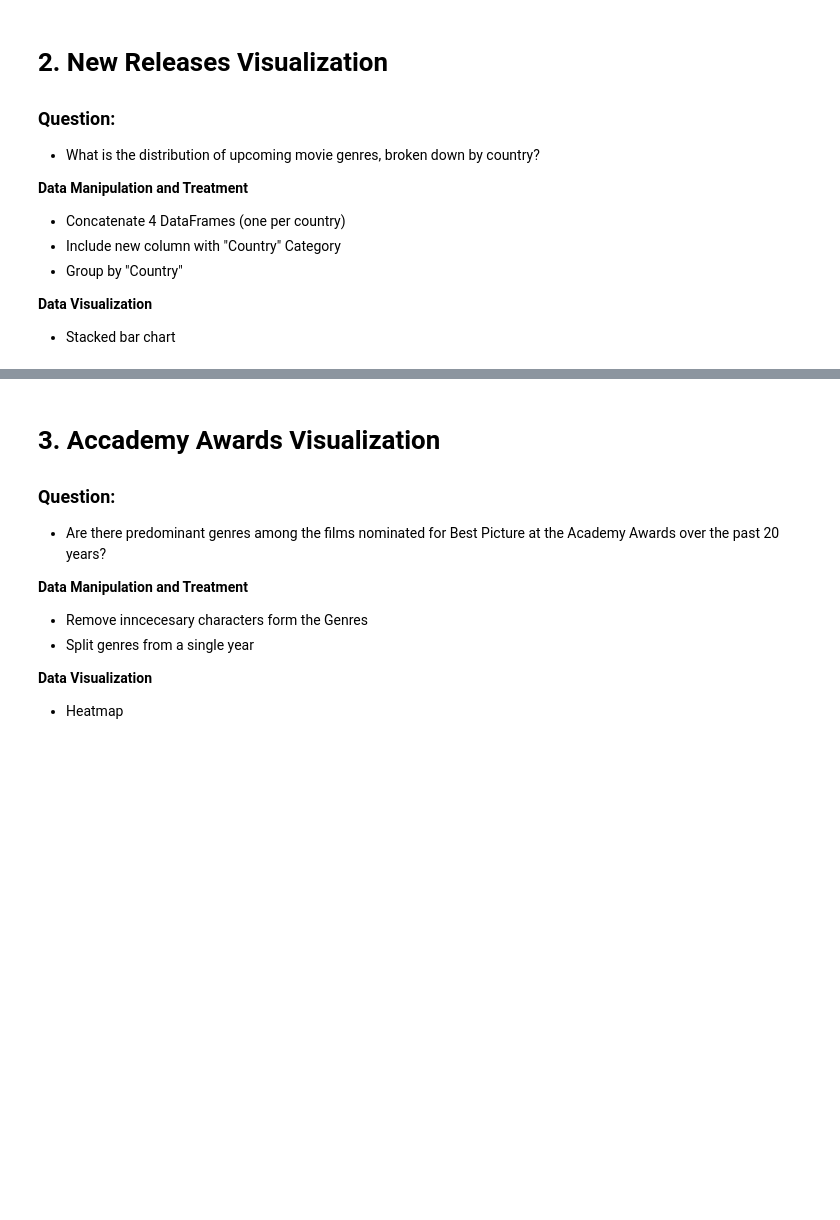
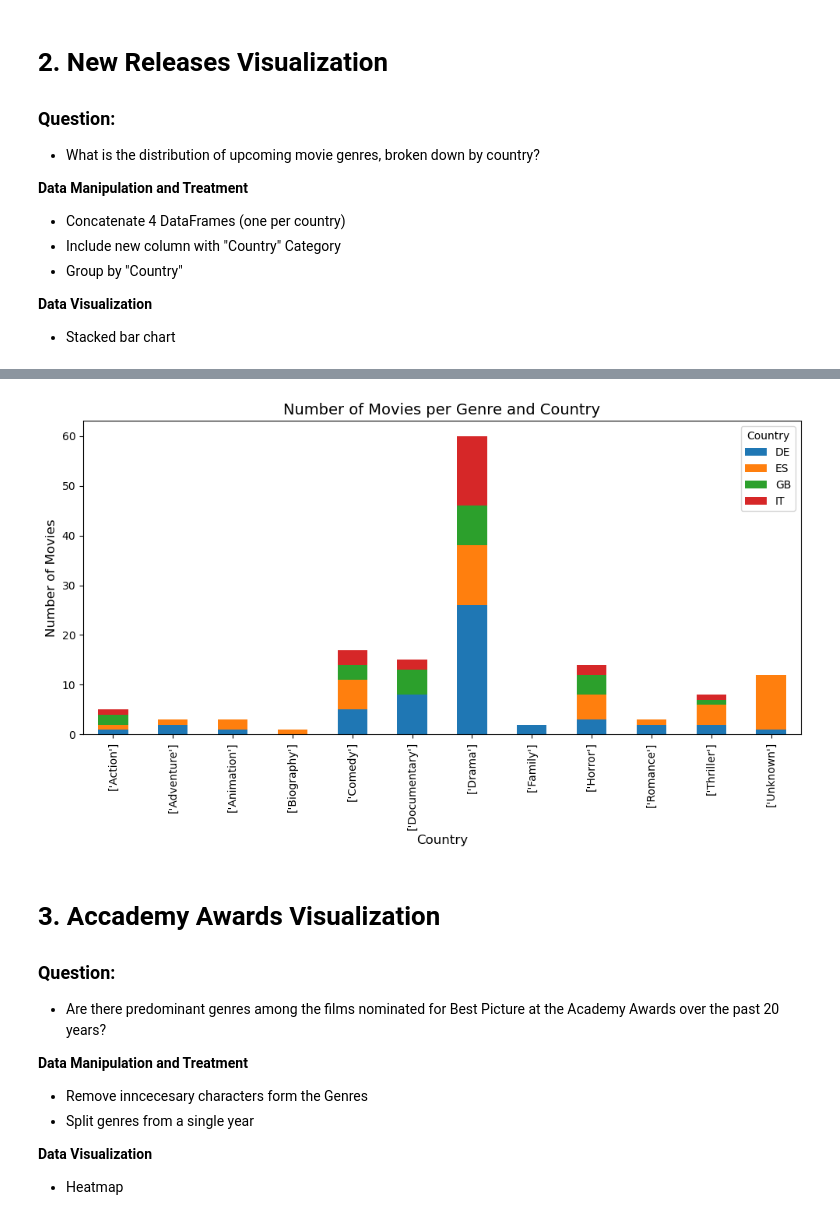
Before and after one commit to LauMarMar17/HMDA_Programming4DS, a Jupyter notebook: Data_visualization/data_visualization.ipynb, the cells around one changed output, grey strips where cells are left out. Cells and saved outputs as stored; diff of their text form; code cells hidden in the pictures; blank space fills up the shorter version.

Commit message:
<mod> second visualization

```diff
--- a/Data_visualization/data_visualization.ipynb
+++ b/Data_visualization/data_visualization.ipynb
@@ -192,3 +195,17 @@ df_new_movies.head()
+# %%
+df_new_movies_cleaned = pd.read_csv('../Outputs/new_movies_cleaned.csv')
+# %%
+# grafico de barras apiladas, cada barra un género, con la altura de cada barra representando la cantidad de películas de ese género en cada país. Cada país tiene un color distinto.
+df_new_movies_cleaned.groupby('Genres')['Country'].value_counts().unstack().plot(kind='bar', stacked=True, figsize=(10, 6))
+
+plt.xlabel('Country', fontsize=12)
+plt.ylabel('Number of Movies', fontsize=12)
+plt.title('Number of Movies per Genre and Country', fontsize=14)
+
+plt.tight_layout()
+plt.show()
+# %% [output]
+[figure, added]
 # %% [markdown]
 # 3. Accademy Awards Visualization
 
```
Also changed, not shown: parts of 4 cells of this notebook.
